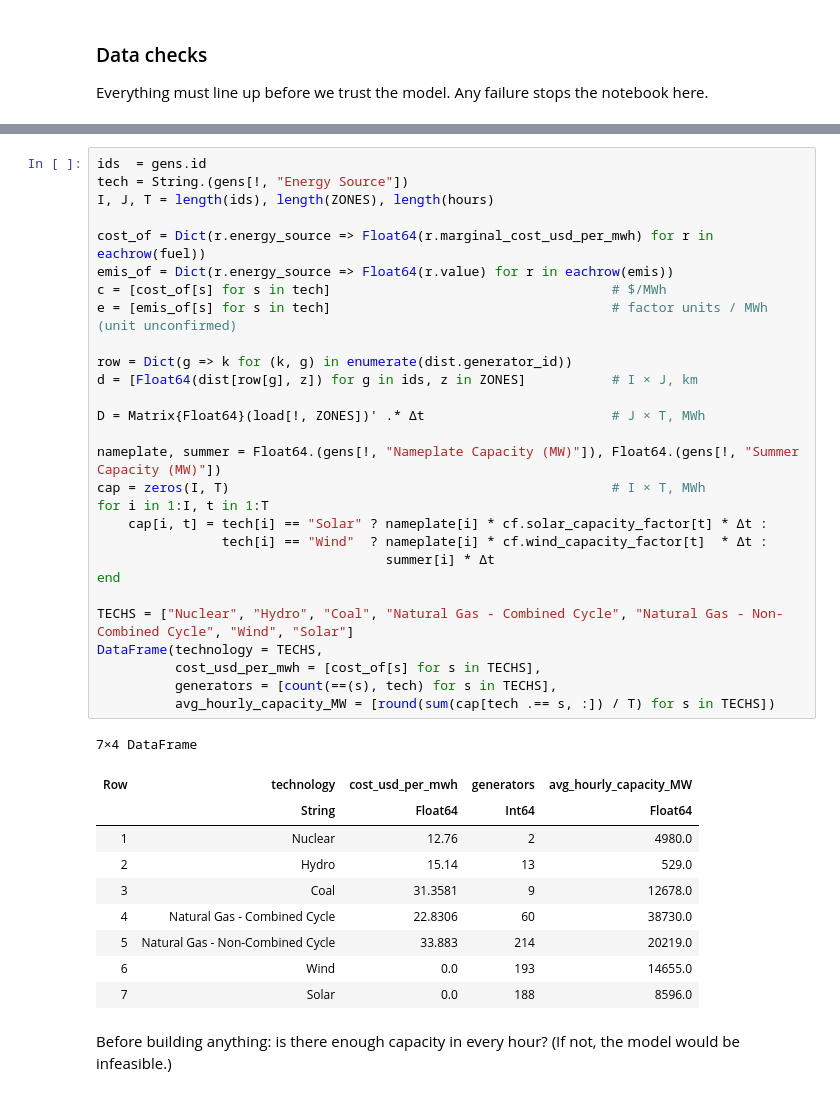
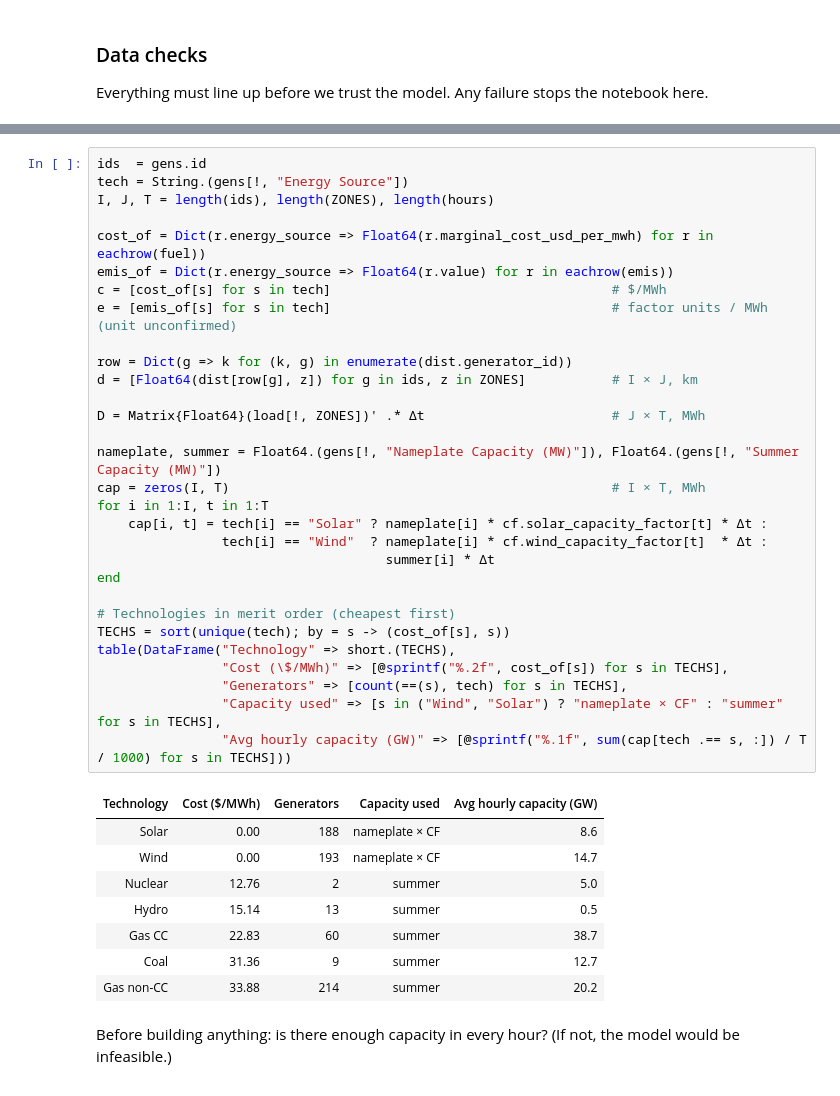
Before and after one commit to juliahansen3/Optimizing-Generation-and-Storage-Dispatch-in-ERCOT, a Jupyter notebook: model/model_no_storage_no_emission.ipynb, the cells around one changed output, grey strips where cells are left out. Drawn from its saved outputs; the diff is of its cells as text.

```diff
--- a/model/model_no_storage_no_emission.ipynb
+++ b/model/model_no_storage_no_emission.ipynb
@@ -115,41 +131,41 @@ check(all(>=(0), Matrix(dist[!, ZONES])) && all(>=(0), Matrix(load[!, ZONES])),
 # %%
 ids  = gens.id
 tech = String.(gens[!, "Energy Source"])
 I, J, T = length(ids), length(ZONES), length(hours)
 
 cost_of = Dict(r.energy_source => Float64(r.marginal_cost_usd_per_mwh) for r in eachrow(fuel))
 emis_of = Dict(r.energy_source => Float64(r.value) for r in eachrow(emis))
 c = [cost_of[s] for s in tech]                                    # $/MWh
 e = [emis_of[s] for s in tech]                                    # factor units / MWh (unit unconfirmed)
 
 row = Dict(g => k for (k, g) in enumerate(dist.generator_id))
 d = [Float64(dist[row[g], z]) for g in ids, z in ZONES]           # I × J, km
 
 D = Matrix{Float64}(load[!, ZONES])' .* Δt                        # J × T, MWh
 
 nameplate, summer = Float64.(gens[!, "Nameplate Capacity (MW)"]), Float64.(gens[!, "Summer Capacity (MW)"])
 cap = zeros(I, T)                                                 # I × T, MWh
 for i in 1:I, t in 1:T
     cap[i, t] = tech[i] == "Solar" ? nameplate[i] * cf.solar_capacity_factor[t] * Δt :
                 tech[i] == "Wind"  ? nameplate[i] * cf.wind_capacity_factor[t]  * Δt :
                                      summer[i] * Δt
 end
 
-TECHS = ["Nuclear", "Hydro", "Coal", "Natural Gas - Combined Cycle", "Natural Gas - Non-Combined Cycle", "Wind", "Solar"]
-DataFrame(technology = TECHS,
-          cost_usd_per_mwh = [cost_of[s] for s in TECHS],
-          generators = [count(==(s), tech) for s in TECHS],
-          avg_hourly_capacity_MW = [round(sum(cap[tech .== s, :]) / T) for s in TECHS])
+# Technologies in merit order (cheapest first)
+TECHS = sort(unique(tech); by = s -> (cost_of[s], s))
+table(DataFrame("Technology" => short.(TECHS),
+                "Cost (\$/MWh)" => [@sprintf("%.2f", cost_of[s]) for s in TECHS],
+                "Generators" => [count(==(s), tech) for s in TECHS],
+                "Capacity used" => [s in ("Wind", "Solar") ? "nameplate × CF" : "summer" for s in TECHS],
+                "Avg hourly capacity (GW)" => [@sprintf("%.1f", sum(cap[tech .== s, :]) / T / 1000) for s in TECHS]))
 # %% [output]
-7×4 DataFrame
-| Row | technology | cost_usd_per_mwh | generators | avg_hourly_capacity_MW |
-|  | String | Float64 | Int64 | Float64 |
-| 1 | Nuclear | 12.76 | 2 | 4980.0 |
-| 2 | Hydro | 15.14 | 13 | 529.0 |
-| 3 | Coal | 31.3581 | 9 | 12678.0 |
-| 4 | Natural Gas - Combined Cycle | 22.8306 | 60 | 38730.0 |
-| 5 | Natural Gas - Non-Combined Cycle | 33.883 | 214 | 20219.0 |
-| 6 | Wind | 0.0 | 193 | 14655.0 |
-| 7 | Solar | 0.0 | 188 | 8596.0 |
+| Technology | Cost ($/MWh) | Generators | Capacity used | Avg hourly capacity (GW) |
+| Solar | 0.00 | 188 | nameplate × CF | 8.6 |
+| Wind | 0.00 | 193 | nameplate × CF | 14.7 |
+| Nuclear | 12.76 | 2 | summer | 5.0 |
+| Hydro | 15.14 | 13 | summer | 0.5 |
+| Gas CC | 22.83 | 60 | summer | 38.7 |
+| Coal | 31.36 | 9 | summer | 12.7 |
+| Gas non-CC | 33.88 | 214 | summer | 20.2 |
 # %% [markdown]
 Before building anything: is there enough capacity in every hour? (If not, the model would be infeasible.)
```
Also changed, not shown: parts of 27 cells of this notebook.
